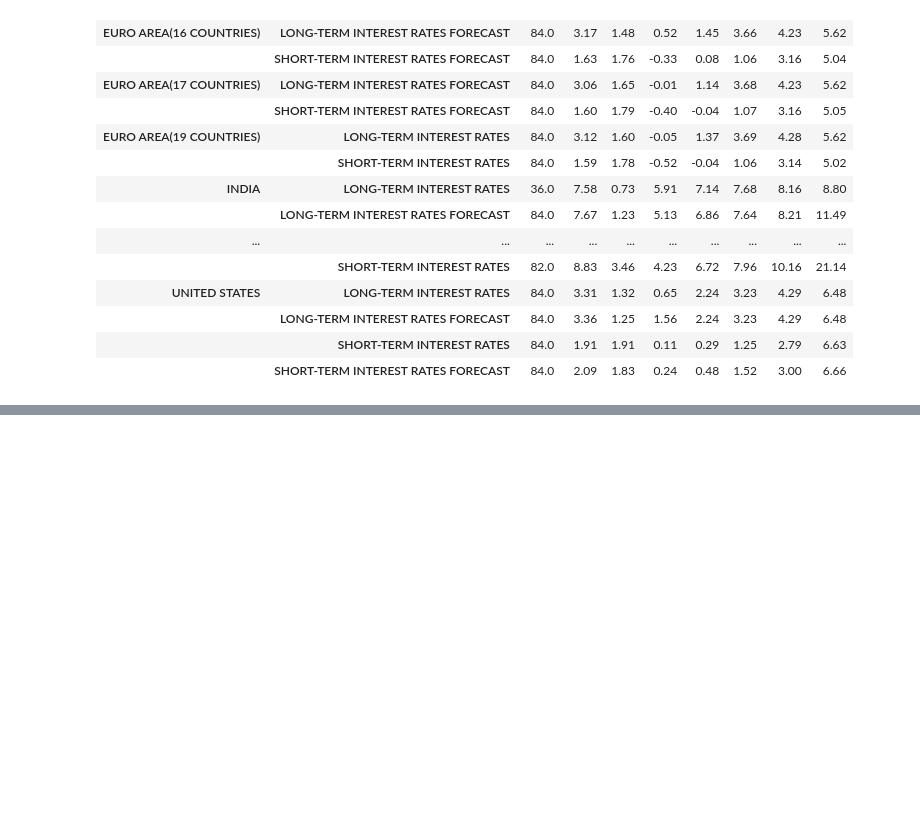
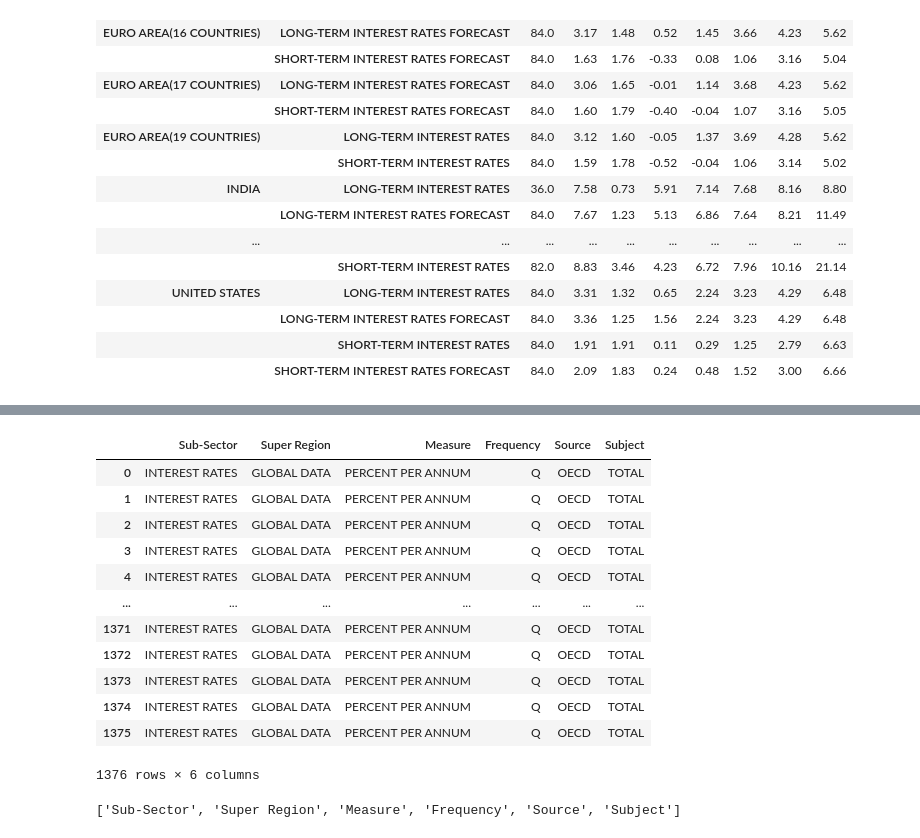
Before and after one commit to griffinbran/Scratchpad, a Jupyter notebook: code/RMDS-2021-Preview.ipynb, the cells around one changed output, grey strips where cells are left out. Drawn from its saved outputs; the diff is of its cells as text; code cells hidden in the pictures; blank space fills up the shorter version.

```diff
--- a/code/RMDS-2021-Preview.ipynb
+++ b/code/RMDS-2021-Preview.ipynb
@@ -742,0 +875,29 @@ round(interestrates_df.groupby(['Region', 'Indicator']).describe(), 2)
+# %%
+def FuncName( df ):
+
+    redundant_cols = []
+
+    for col in df:
+        if df[col].value_counts().count()==1:
+            redundant_cols.append(col)
+    redon_dict = {} # key = redundant
+        #display(df[redundant_cols][col].value_counts())
+    display(df[redundant_cols])
+    return redundant_cols
+# %%
+FuncName(interestrates_df)
+# %% [output]
+|  | Sub-Sector | Super Region | Measure | Frequency | Source | Subject |
+| 0 | INTEREST RATES | GLOBAL DATA | PERCENT PER ANNUM | Q | OECD | TOTAL |
+| 1 | INTEREST RATES | GLOBAL DATA | PERCENT PER ANNUM | Q | OECD | TOTAL |
+| 2 | INTEREST RATES | GLOBAL DATA | PERCENT PER ANNUM | Q | OECD | TOTAL |
+| 3 | INTEREST RATES | GLOBAL DATA | PERCENT PER ANNUM | Q | OECD | TOTAL |
+| 4 | INTEREST RATES | GLOBAL DATA | PERCENT PER ANNUM | Q | OECD | TOTAL |
+| ... | ... | ... | ... | ... | ... | ... |
+| 1371 | INTEREST RATES | GLOBAL DATA | PERCENT PER ANNUM | Q | OECD | TOTAL |
+| 1372 | INTEREST RATES | GLOBAL DATA | PERCENT PER ANNUM | Q | OECD | TOTAL |
+| 1373 | INTEREST RATES | GLOBAL DATA | PERCENT PER ANNUM | Q | OECD | TOTAL |
+| 1374 | INTEREST RATES | GLOBAL DATA | PERCENT PER ANNUM | Q | OECD | TOTAL |
+| 1375 | INTEREST RATES | GLOBAL DATA | PERCENT PER ANNUM | Q | OECD | TOTAL |
+1376 rows × 6 columns
+['Sub-Sector', 'Super Region', 'Measure', 'Frequency', 'Source', 'Subject']
```
Also changed, not shown: parts of 12 cells of this notebook.
